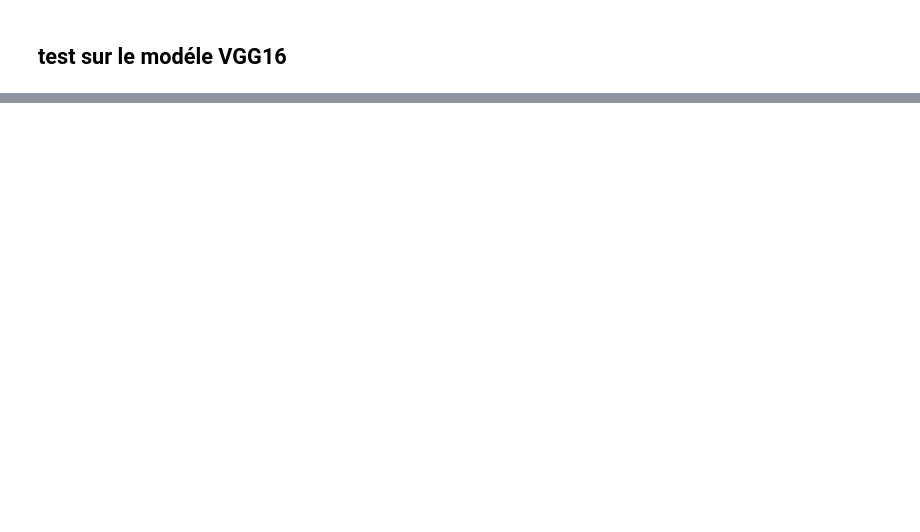
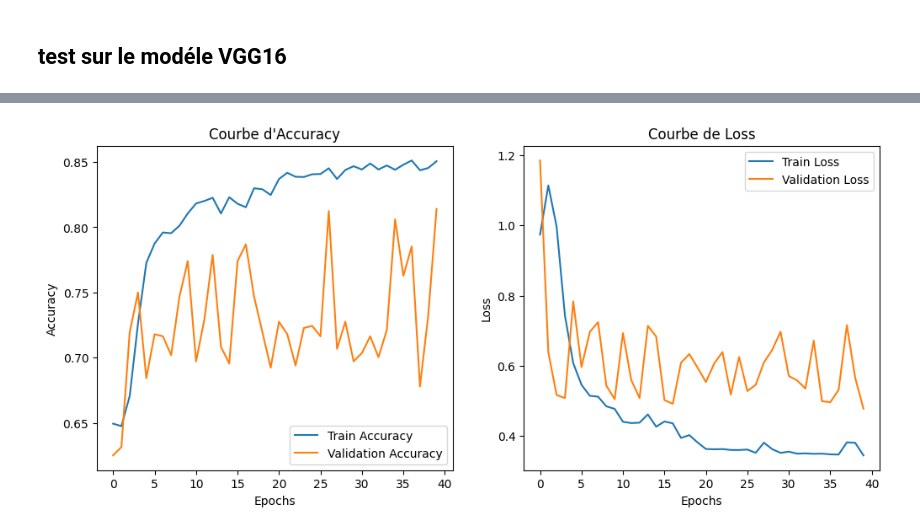
Before and after one commit to elvis-messiaen/Transfer_Learning, a Jupyter notebook: Proof_of_Concept.ipynb, the cells around one changed output, grey strips where cells are left out. Saved outputs shown, nothing was run; the diff lists cells and outputs as text; code cells hidden in the pictures; blank space fills up the shorter version.

Commit message:
modele ResNet50

```diff
--- a/Proof_of_Concept.ipynb
+++ b/Proof_of_Concept.ipynb
@@ -236,0 +265,18 @@ plt.show()
+# %%
+# Définition des paramètres d'entraînement
+batch_size = 32  # Taille des lots pour une mise à jour efficace des poids
+epochs = 40  # Nombre d'époques pour un entraînement progressif
+validation_data = (X_test, y_test)  # Données de validation pour éviter l'overfitting
+
+# Entraînement du modèle
+history = model.fit(X_train, y_train, batch_size=batch_size, epochs=epochs, validation_data=validation_data)
+
+# Évaluation du modèle après entraînement
+test_loss, test_accuracy = model.evaluate(X_test, y_test, batch_size=64)
+
+# Affichage des résultats finaux
+print(f"\n🔎 **Résultats après entraînement :**")
+print(f"Test Accuracy Maximum : {max(history.history['val_accuracy']) * 100:.2f}%")
+print(f"Test Loss Minimum : {min(history.history['val_loss']):.4f}")
+print(f"Accuracy sur données de test : {test_accuracy * 100:.2f}%")
+print(f"Loss sur données de test : {test_loss:.4f}")
@@ -236,0 +301,34 @@ plt.show()
+# %%
+import matplotlib.pyplot as plt
+
+# Récupération des valeurs d'accuracy et de loss
+train_acc = history.history["accuracy"]
+val_acc = history.history["val_accuracy"]
+train_loss = history.history["loss"]
+val_loss = history.history["val_loss"]
+
+# Création des graphiques
+plt.figure(figsize=(12, 5))
+
+# Accuracy
+plt.subplot(1, 2, 1)
+plt.plot(train_acc, label="Train Accuracy")
+plt.plot(val_acc, label="Validation Accuracy")
+plt.xlabel("Epochs")
+plt.ylabel("Accuracy")
+plt.legend()
+plt.title("Courbe d'Accuracy")
+
+# Loss
+plt.subplot(1, 2, 2)
+plt.plot(train_loss, label="Train Loss")
+plt.plot(val_loss, label="Validation Loss")
+plt.xlabel("Epochs")
+plt.ylabel("Loss")
+plt.legend()
+plt.title("Courbe de Loss")
+
+# Affichage des graphiques
+plt.show()
+# %% [output]
+[figure, added]
```
Also changed, not shown: parts of 17 cells of this notebook, 2 other files.
